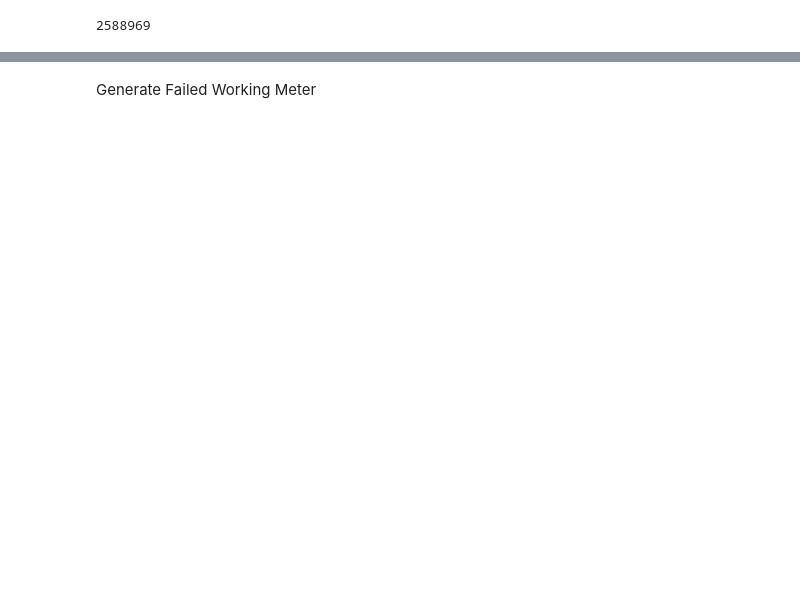
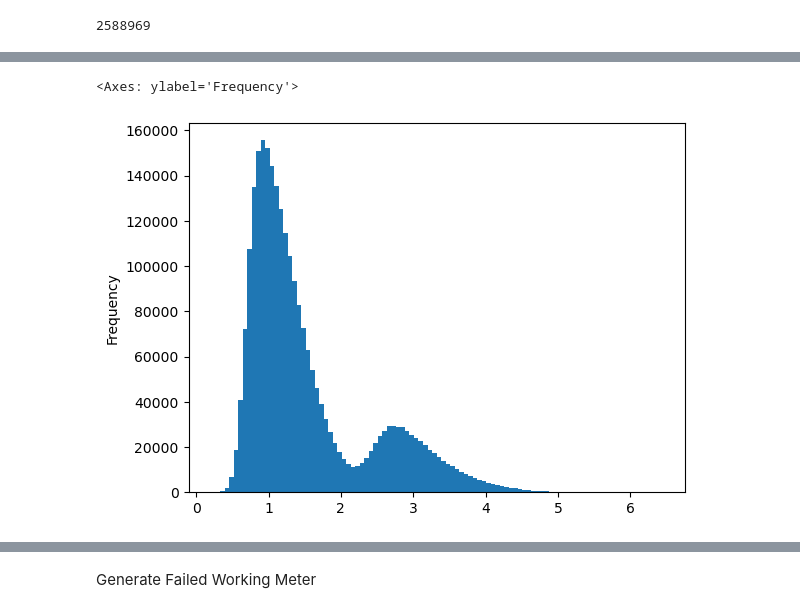
Before and after one commit to zhixe/intelligent-meter-test, a Jupyter notebook: ML/EDA.ipynb, the cells around one changed output, grey strips where cells are left out. Cells and saved outputs as stored; diff of their text form; code cells hidden in the pictures; blank space fills up the shorter version.

```diff
--- a/ML/EDA.ipynb
+++ b/ML/EDA.ipynb
@@ -6850,0 +6864,5 @@ meter_data.head(15)
+# %%
+meter_data['Installed Period'].plot(kind = 'hist', bins = 100)
+# %% [output]
+<Axes: ylabel='Frequency'>
+[figure, added]
```
Also changed, not shown: parts of 20 cells of this notebook.
